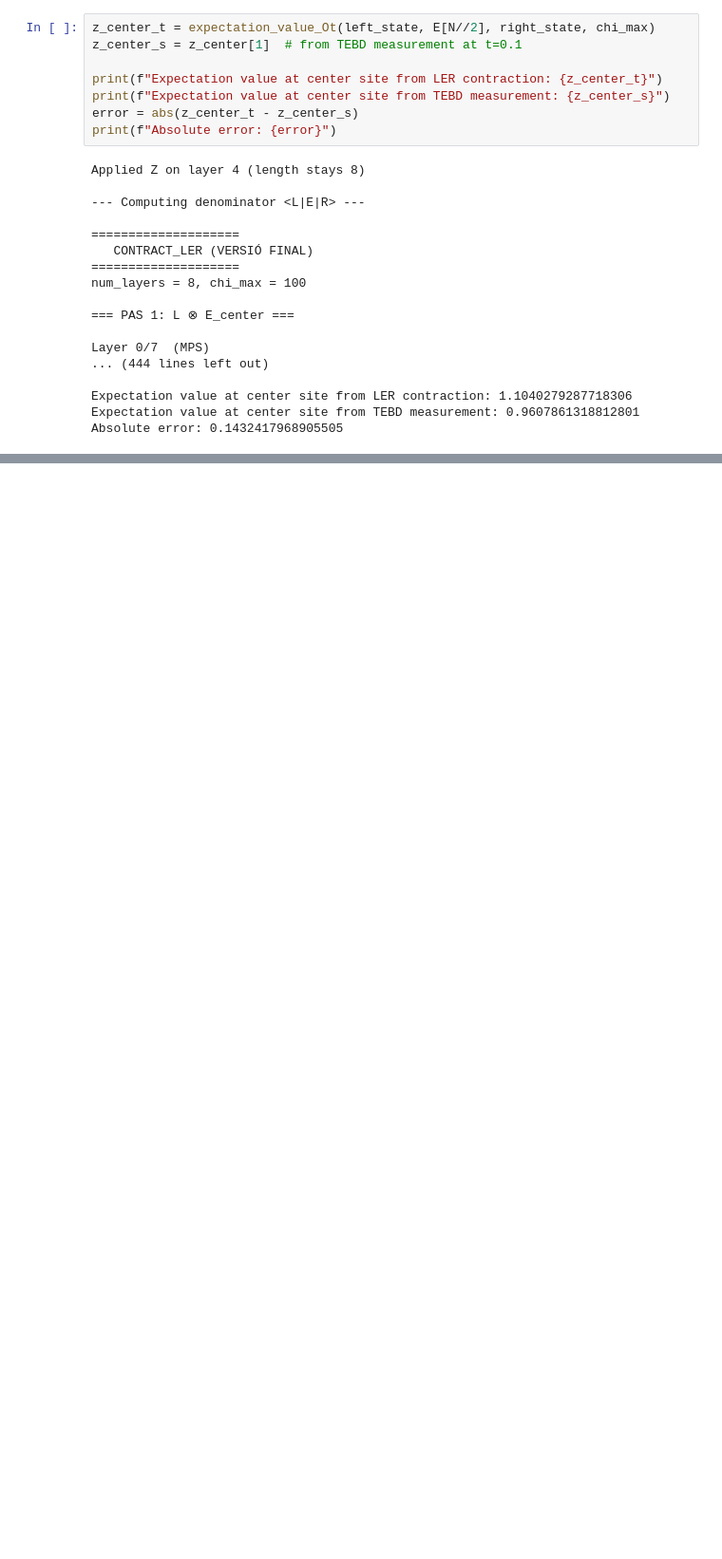
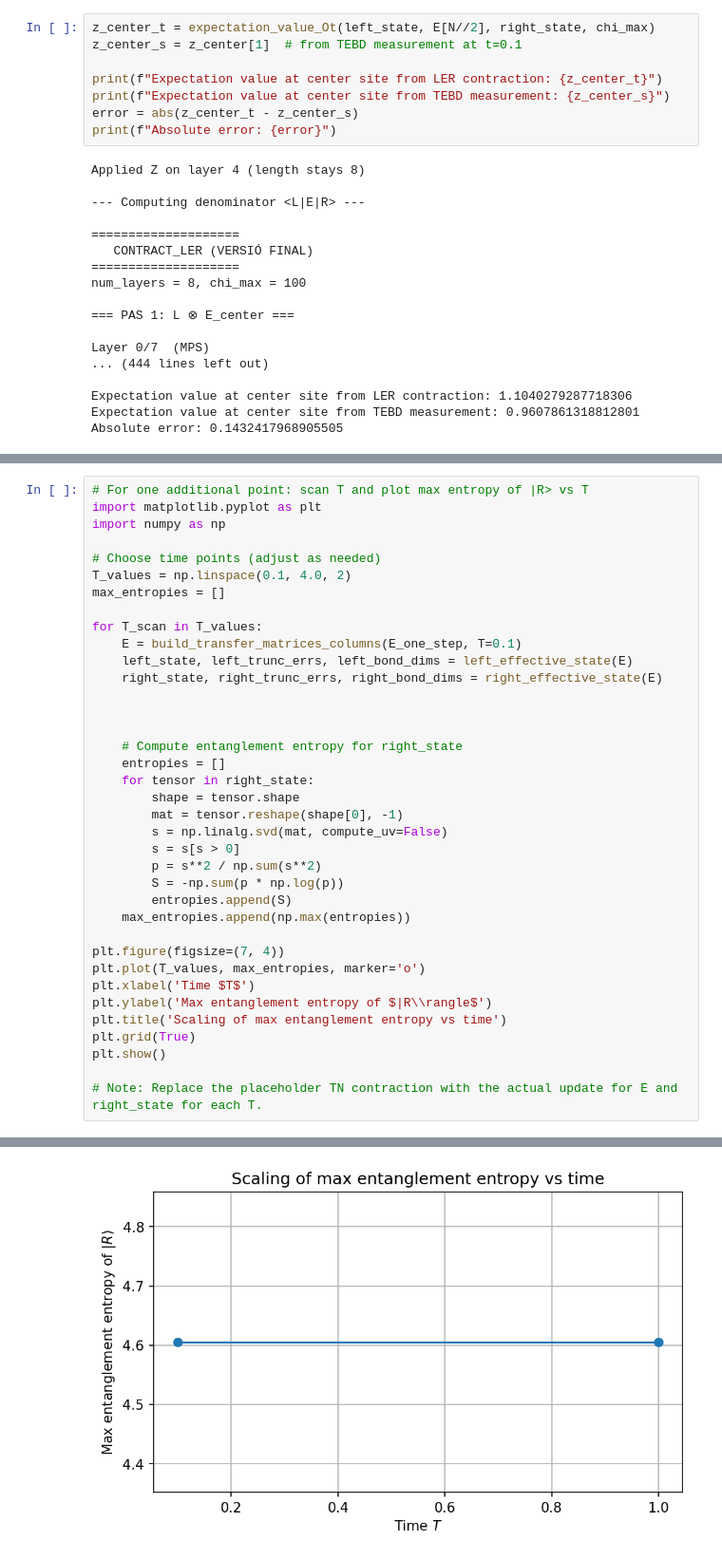
Before and after one commit to mlopezig59/Tensor_network_course, a Jupyter notebook: assignement_MarLopez.ipynb, the cells around one changed output, grey strips where cells are left out. Shown at 95% size. Drawn from its saved outputs; the diff is of its cells as text; blank space fills up the shorter version.

```diff
--- a/assignement_MarLopez.ipynb
+++ b/assignement_MarLopez.ipynb
@@ -1049,0 +1061,38 @@ Absolute error: 0.1432417968905505
+# %%
+# For one additional point: scan T and plot max entropy of |R> vs T
+import matplotlib.pyplot as plt
+import numpy as np
+
+# Choose time points (adjust as needed)
+T_values = np.linspace(0.1, 4.0, 2)
+max_entropies = []
+
+for T_scan in T_values:
+    E = build_transfer_matrices_columns(E_one_step, T=0.1)
+    left_state, left_trunc_errs, left_bond_dims = left_effective_state(E)
+    right_state, right_trunc_errs, right_bond_dims = right_effective_state(E)
+
+
+
+    # Compute entanglement entropy for right_state
+    entropies = []
+    for tensor in right_state:
+        shape = tensor.shape
+        mat = tensor.reshape(shape[0], -1)
+        s = np.linalg.svd(mat, compute_uv=False)
+        s = s[s > 0]
+        p = s**2 / np.sum(s**2)
+        S = -np.sum(p * np.log(p))
+        entropies.append(S)
+    max_entropies.append(np.max(entropies))
+
+plt.figure(figsize=(7, 4))
+plt.plot(T_values, max_entropies, marker='o')
+plt.xlabel('Time $T$')
+plt.ylabel('Max entanglement entropy of $|R\\rangle$')
+plt.title('Scaling of max entanglement entropy vs time')
+plt.grid(True)
+plt.show()
+
+# Note: Replace the placeholder TN contraction with the actual update for E and right_state for each T.
+# %% [output]
@@ -1049,0 +1116 @@ Absolute error: 0.1432417968905505
+[figure, added]
```
Also changed, not shown: parts of 41 cells of this notebook.
